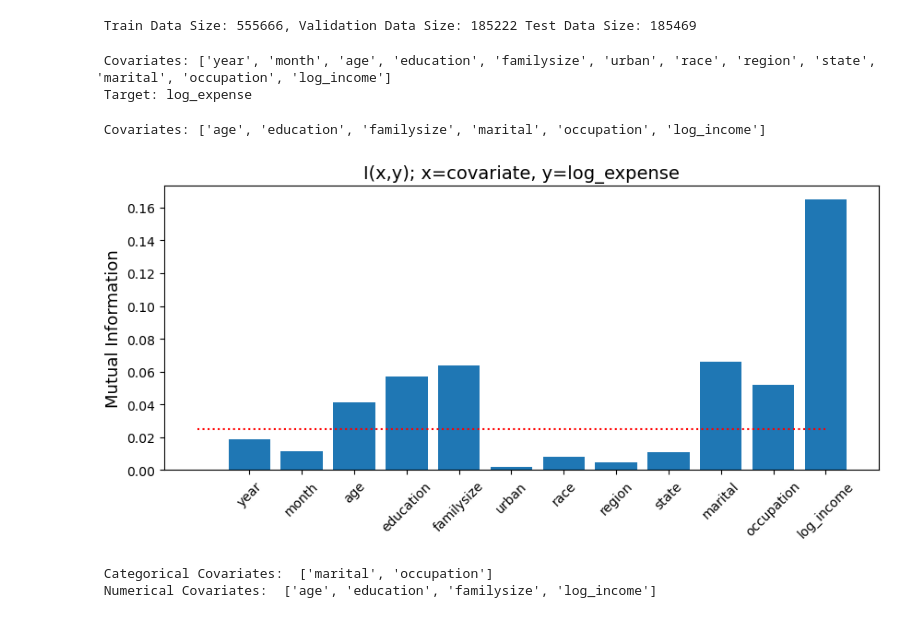
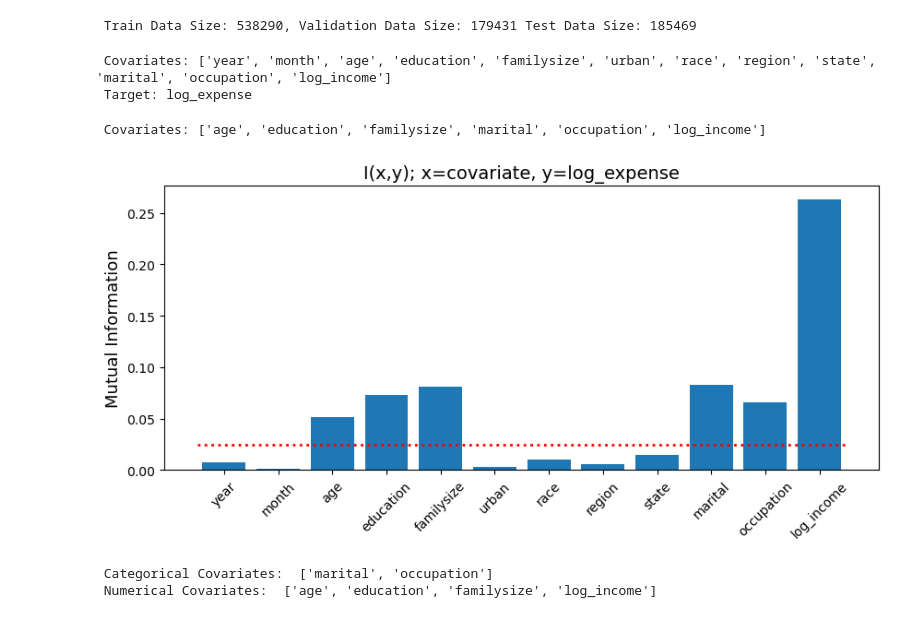
Before and after one commit to ashutosh-tewari/VCS, a Jupyter notebook: ExpensePrediction.ipynb, the cells around one changed output. Cells and saved outputs as stored; diff of their text form; code cells hidden in the pictures.

```diff
--- a/ExpensePrediction.ipynb
+++ b/ExpensePrediction.ipynb
@@ -30,18 +30,22 @@ df_tst = pd.read_csv('Predictive_Expenses_DATA/test.csv')
 # Preprocess the data
 df_trn = utl.preProcess(df_trn)
 df_tst = utl.preProcess(df_tst)
+
+# Keeping only positive portion of the data
+df_trn = df_trn.loc[df_trn['expense']>1]
 # %%
 # Further splittling the training dataset into training and validation
 # first, shuffling training dataset before splitting (sample with fraction =1 shuffles all the rows)
+np.random.seed(0)
 df_trn=df_trn.sample(frac=1)
 n_trn = int(len(df_trn)*0.75)
 # then, splitting
-df_vld=df_trn.iloc[n_trn:,:]
-df_trn=df_trn.iloc[:n_trn,:]
+df_vld=df_trn.iloc[n_trn:]
+df_trn=df_trn.iloc[:n_trn]
 
 print(f' Train Data Size: {len(df_trn)}, Validation Data Size: {len(df_vld)} Test Data Size: {len(df_tst)}')
 # %% [output]
- Train Data Size: 555666, Validation Data Size: 185222 Test Data Size: 185469
+ Train Data Size: 538290, Validation Data Size: 179431 Test Data Size: 185469
 # %%
 # Specifying the target and covariates for regression
 target = 'log_expense'
@@ -56,28 +60,28 @@ print(f'\033[1m Target: \033[0m{target}')
 # %%
 # Assessing Information Content (about the target) of the covariates via Mutual infromation (MI)
 mutual_info={}
 y = utl.discretize(df_trn[target],20) # target variable (discretizing it for MI calculation)
 for var in covariates:
     x=df_trn[var].to_numpy()
     x=utl.discretize(x,20)
     mutual_info[var]=mutual_info_score(x,y)
 
 MI_threshold=0.025 # Thrshold for mutual Information
 # plotting MI
 plt.figure(figsize=(10,4))
 plt.bar(list(mutual_info.keys()), list(mutual_info.values()));
-plt.plot(np.arange(-1,len(covariates)),np.array([MI_threshold]*(len(covariates)+1)),'r:')
+plt.plot(np.arange(-1,len(covariates))+0.5,np.array([MI_threshold]*(len(covariates)+1)),'r:',linewidth=2)
 ax=plt.gca();
 ax.set_xticklabels(list(mutual_info.keys()), rotation = 45);
 plt.ylabel('Mutual Information',fontsize=13)
 plt.title('I(x,y); x=covariate, y=log_expense',fontsize=14)
 
 # Keeping only those covariate with MI above the specified threshold
 covariates=[var for var in covariates if mutual_info[var]>MI_threshold]
 print(f'\033[1m Covariates:\033[0m {covariates}')
 # %% [output]
  Covariates: ['age', 'education', 'familysize', 'marital', 'occupation', 'log_income']
-[figure, old version]
+[figure, new version]
 # %%
 # Defining the Covariate Type (Categorical, Numeric). Ordinal Variable (eduction) is considered Numeric here.
 covariates_categorical = ['marital','occupation']
```
Also changed, not shown: parts of 22 cells of this notebook, 14 other files.
